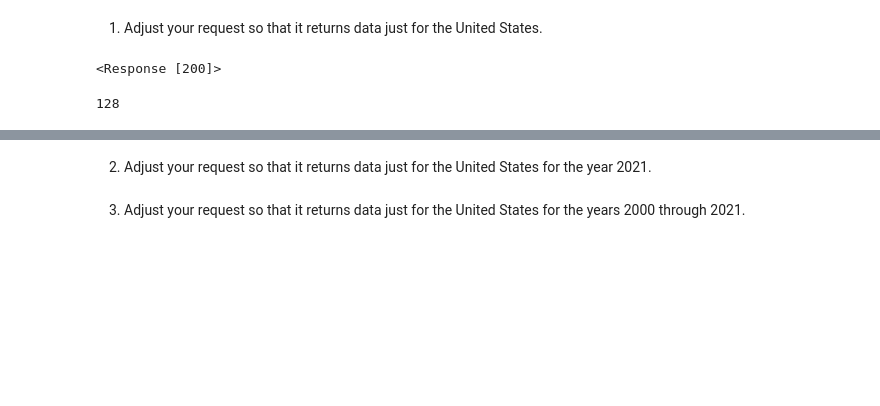
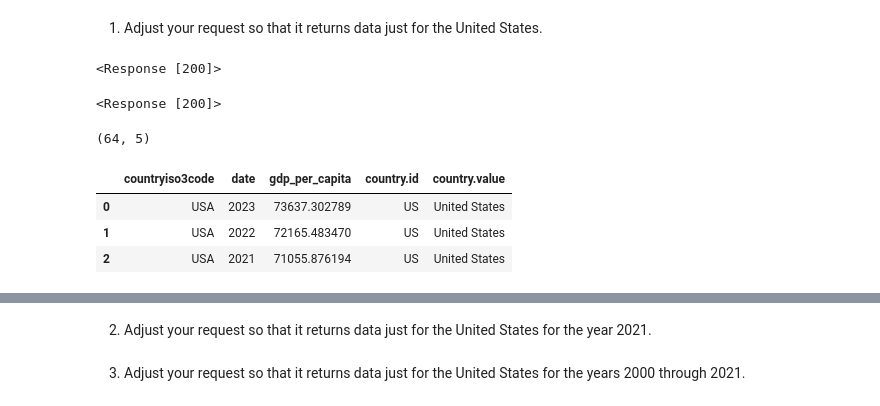
Before and after one commit to nss-data-science-cohort-8/api-exercise-DrewRichard7, a Jupyter notebook: notebooks/un_api_exercise.ipynb, the cells around one changed output, grey strips where cells are left out. Saved outputs shown, nothing was run; the diff lists cells and outputs as text; code cells hidden in the pictures; blank space fills up the shorter version.

```diff
--- a/notebooks/un_api_exercise.ipynb
+++ b/notebooks/un_api_exercise.ipynb
@@ -185,7 +185,28 @@ response4 = requests.get(endpoint, params=params)
 response4
 # %% [output]
 <Response [200]>
-# %%
-len(response4.json()[1])
-# %% [output]
-128
+# %%
+endpoint='https://api.worldbank.org/v2/country/us/indicator/SP.DYN.LE00.IN'
+params={
+    'format':'json',
+    'Per_page':'296'
+}
+response5 = requests.get(endpoint, params=params)
+response5
+# %% [output]
+<Response [200]>
+# %%
+res4 = (
+    pd.
+    json_normalize(response4.json()[1])
+    .drop(columns={'unit', 'obs_status', 'decimal', 'indicator.id', 'indicator.value'})
+    .rename(columns={'value':'gdp_per_capita'})
+)
+print(res4.shape)
+res4.head(3)
+# %% [output]
+(64, 5)
+|  | countryiso3code | date | gdp_per_capita | country.id | country.value |
+| 0 | USA | 2023 | 73637.302789 | US | United States |
+| 1 | USA | 2022 | 72165.483470 | US | United States |
+| 2 | USA | 2021 | 71055.876194 | US | United States |
```
Also changed, not shown: parts of 3 cells of this notebook.
